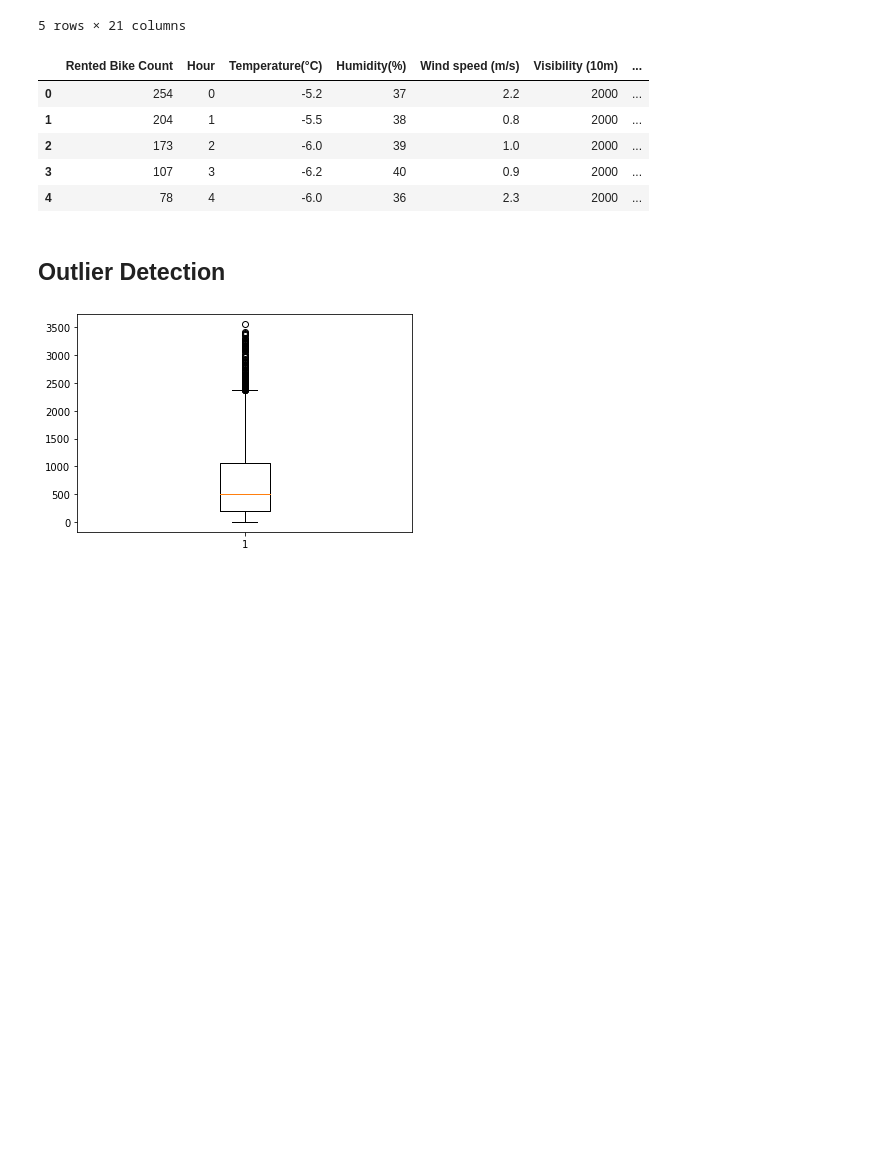
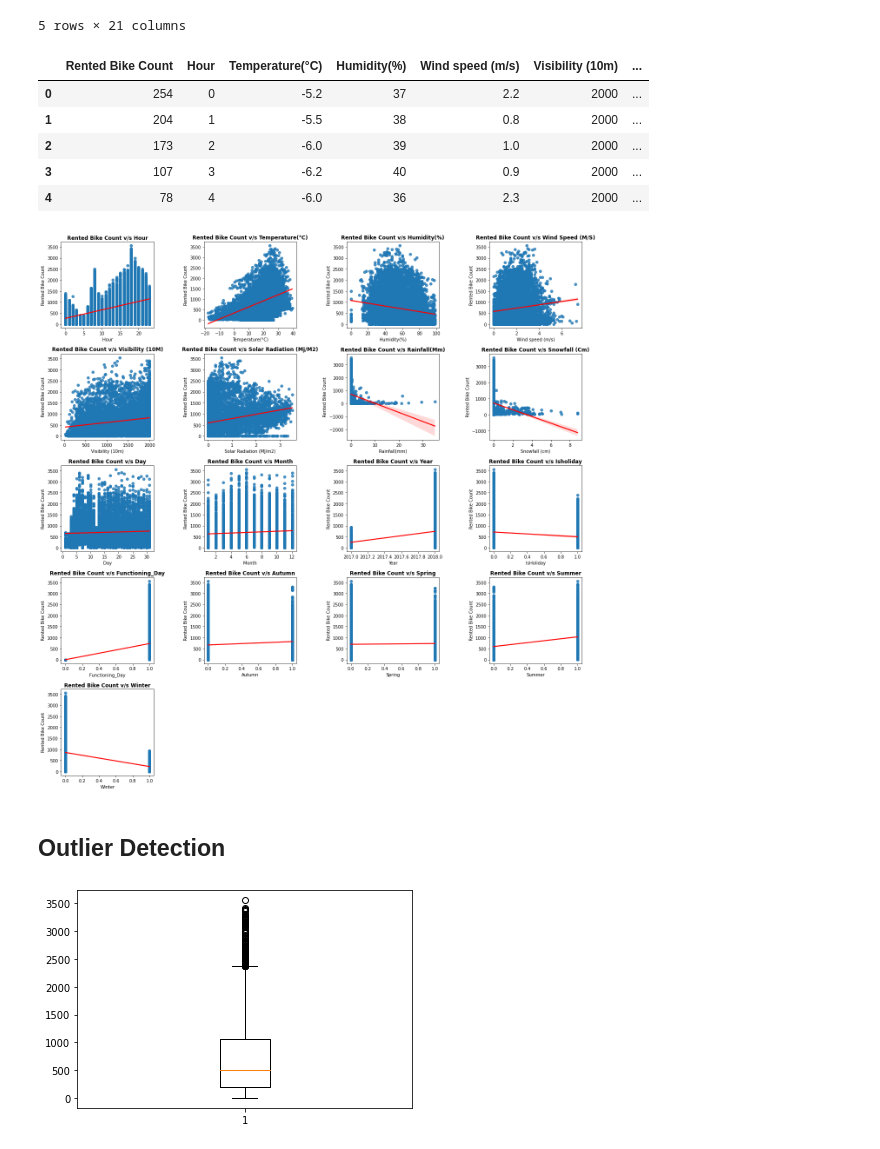
Before and after one commit to sainirajesh17/Seoul-Bike-Sharing-Demand-Prediction, a Jupyter notebook: Bike_Sharing_Demand_Prediction_using_ML_Capstone_Project_II.ipynb, the cells around one changed output. Drawn from its saved outputs; the diff is of its cells as text; code cells hidden in the pictures; blank space fills up the shorter version.

```diff
--- a/Bike_Sharing_Demand_Prediction_using_ML_Capstone_Project_II.ipynb
+++ b/Bike_Sharing_Demand_Prediction_using_ML_Capstone_Project_II.ipynb
@@ -318,6 +322,21 @@ df.head()
 | 2 | 173 | 2 | -6.0 | 39 | 1.0 | 2000 | ... |
 | 3 | 107 | 3 | -6.2 | 40 | 0.9 | 2000 | ... |
 | 4 | 78 | 4 | -6.0 | 36 | 2.3 | 2000 | ... |
+# %%
+import matplotlib.pyplot as plt
+
+# Creat independent variables
+independent_variables = [i for i in df.columns if i not in ['Rented Bike Count']]
+
+# Check linearity
+plt.figure(figsize=(18,18))
+for n,column in enumerate(independent_variables):
+  plt.subplot(5, 4, n+1)
+  sns.regplot(data = df, x=column, y='Rented Bike Count', line_kws={"color":"red"})
+  plt.title(f'Rented Bike Count v/s {column.title()}', fontweight='bold')
+  plt.tight_layout()
+# %% [output]
+[figure, added]
 # %% [markdown]
 ## <b> Outlier Detection </b>
 # %%
```
Also changed, not shown: parts of 144 cells of this notebook.
